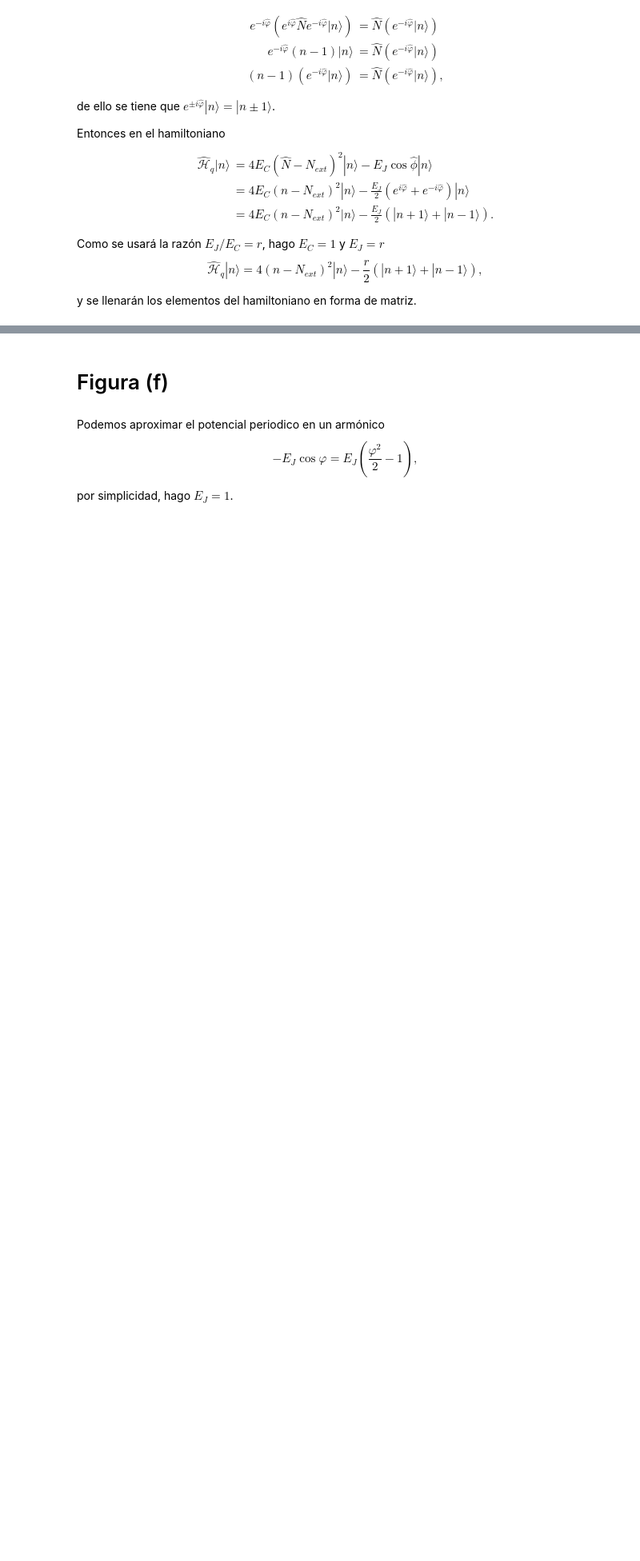
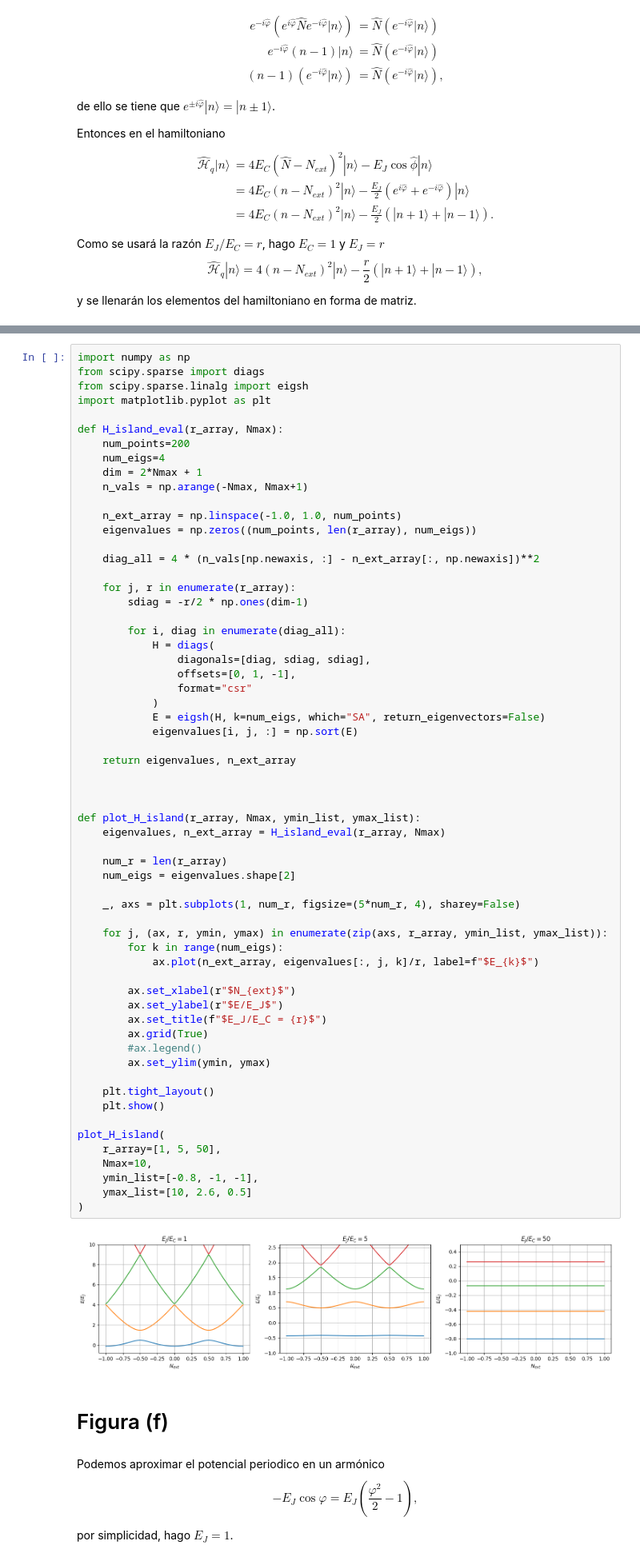
Before and after one commit to Alvaro-SVR/g_b, a Jupyter notebook: registro.ipynb, the cells around one changed output, grey strips where cells are left out. Shown at 80% size. Drawn from its saved outputs; the diff is of its cells as text; blank space fills up the shorter version.

```diff
--- a/registro.ipynb
+++ b/registro.ipynb
@@ -137,3 +57,66 @@ H_island_a_c_multi(r_vals, ymin_vals, ymax_vals, Nmax_vals)
+# %%
+import numpy as np
+from scipy.sparse import diags
+from scipy.sparse.linalg import eigsh
+import matplotlib.pyplot as plt
+
+def H_island_eval(r_array, Nmax):
+    num_points=200
+    num_eigs=4
+    dim = 2*Nmax + 1
+    n_vals = np.arange(-Nmax, Nmax+1)
+
+    n_ext_array = np.linspace(-1.0, 1.0, num_points)
+    eigenvalues = np.zeros((num_points, len(r_array), num_eigs))
+
+    diag_all = 4 * (n_vals[np.newaxis, :] - n_ext_array[:, np.newaxis])**2
+
+    for j, r in enumerate(r_array):
+        sdiag = -r/2 * np.ones(dim-1)
+
+        for i, diag in enumerate(diag_all):
+            H = diags(
+                diagonals=[diag, sdiag, sdiag],
+                offsets=[0, 1, -1],
+                format="csr"
+            )
+            E = eigsh(H, k=num_eigs, which="SA", return_eigenvectors=False)
+            eigenvalues[i, j, :] = np.sort(E)
+
+    return eigenvalues, n_ext_array
+
+
+
+def plot_H_island(r_array, Nmax, ymin_list, ymax_list):
+    eigenvalues, n_ext_array = H_island_eval(r_array, Nmax)
+
+    num_r = len(r_array)
+    num_eigs = eigenvalues.shape[2]
+
+    _, axs = plt.subplots(1, num_r, figsize=(5*num_r, 4), sharey=False)
+
+    for j, (ax, r, ymin, ymax) in enumerate(zip(axs, r_array, ymin_list, ymax_list)):
+        for k in range(num_eigs):
+            ax.plot(n_ext_array, eigenvalues[:, j, k]/r, label=f"$E_{k}$")
+
+        ax.set_xlabel(r"$N_{ext}$")
+        ax.set_ylabel(r"$E/E_J$")
+        ax.set_title(f"$E_J/E_C = {r}$")
+        ax.grid(True)
+        #ax.legend()
+        ax.set_ylim(ymin, ymax)
+
+    plt.tight_layout()
+    plt.show()
+
+plot_H_island(
+    r_array=[1, 5, 50],
+    Nmax=10,
+    ymin_list=[-0.8, -1, -1],
+    ymax_list=[10, 2.6, 0.5]
+)
+# %% [output]
+[figure, added]
 # %% [markdown]
 # Figura (f)
 # %% [markdown]
```
Also changed, not shown: parts of 1 cell of this notebook.
